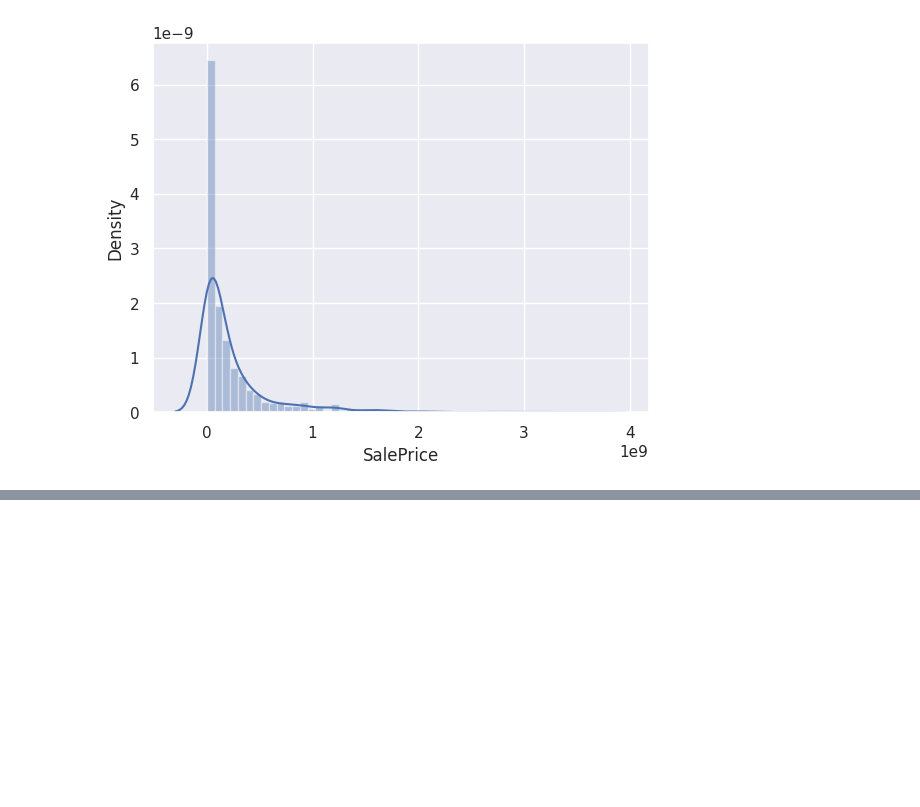
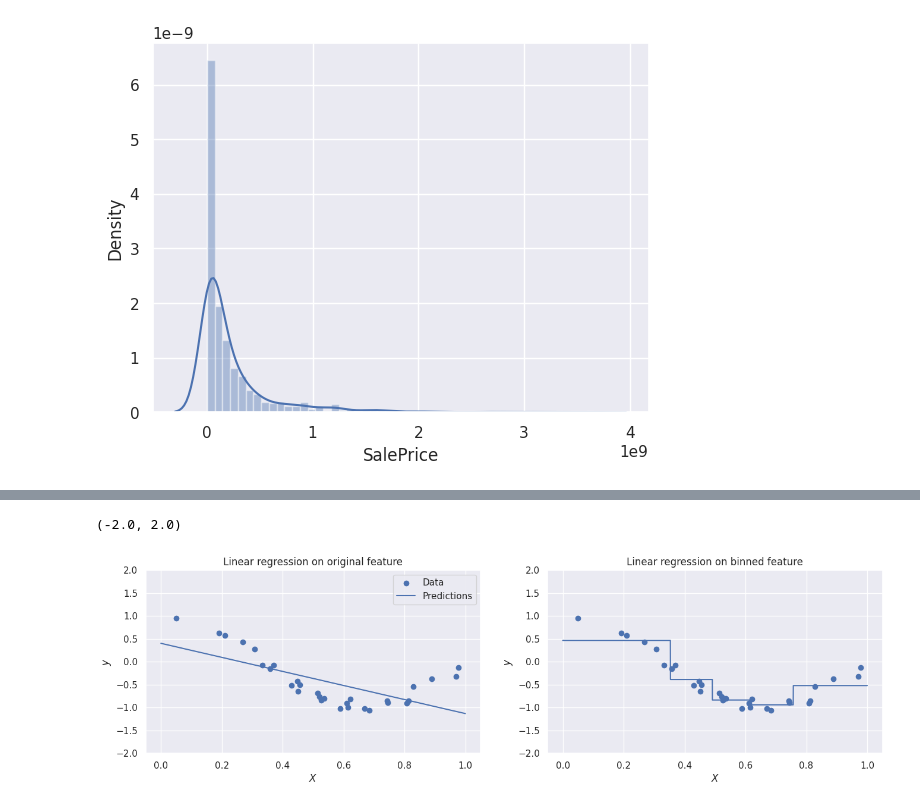
Before and after one commit to trizyx/ml_sem, a Jupyter notebook: hse_ml_linear_model(sm2).ipynb, the cells around one changed output, grey strips where cells are left out. Drawn from its saved outputs; the diff is of its cells as text; code cells hidden in the pictures; blank space fills up the shorter version.

```diff
--- a/hse_ml_linear_model(sm2).ipynb
+++ b/hse_ml_linear_model(sm2).ipynb
@@ -366,0 +431,36 @@ sns.distplot(error)
+# %%
+from sklearn.preprocessing import KBinsDiscretizer
+x_plot = np.linspace(0, 1, 10000)
+
+X = np.random.uniform(0, 1, size=30)
+y = np.cos(1.5 * np.pi * X) + np.random.normal(scale=0.1, size=X.shape)
+
+fig, axs = plt.subplots(figsize=(16, 4), ncols=2)
+
+regr = LinearRegression()
+regr.fit(X[:, np.newaxis], y)
+y_pred_regr = regr.predict(x_plot[:, np.newaxis])
+axs[0].scatter(X[:, np.newaxis], y, label="Data")
+axs[0].plot(x_plot, y_pred_regr, label="Predictions")
+axs[0].legend()
+axs[0].set_title("Linear regression on original feature")
+axs[0].set_xlabel("$X$")
+axs[0].set_ylabel("$y$")
+axs[0].set_ylim(-2, 2)
+
+binner = KBinsDiscretizer(n_bins=5, strategy='quantile')
+pipeline = Pipeline(steps=[
+    ('binning', binner),
+    ('regression', LinearRegression())
+])
+pipeline.fit(X[:, np.newaxis], y)
+y_pred_binned = pipeline.predict(x_plot[:, np.newaxis])
+axs[1].scatter(X[:, np.newaxis], y, label="Data")
+axs[1].plot(x_plot, y_pred_binned, label="Predictions")
+axs[1].set_title("Linear regression on binned feature")
+axs[1].set_xlabel("$X$")
+axs[1].set_ylabel("$y$")
+axs[1].set_ylim(-2, 2)
+# %% [output]
+(-2.0, 2.0)
+[figure, added]
```
Also changed, not shown: parts of 7 cells of this notebook.
